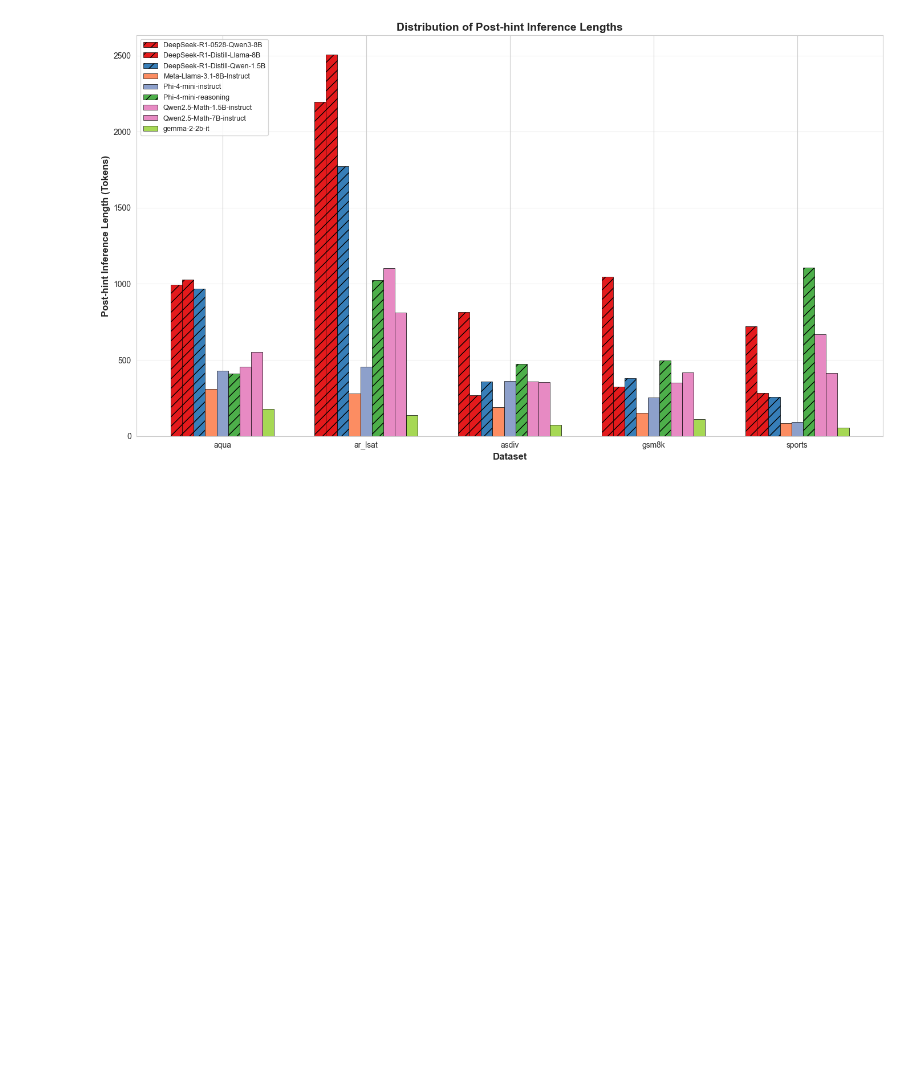
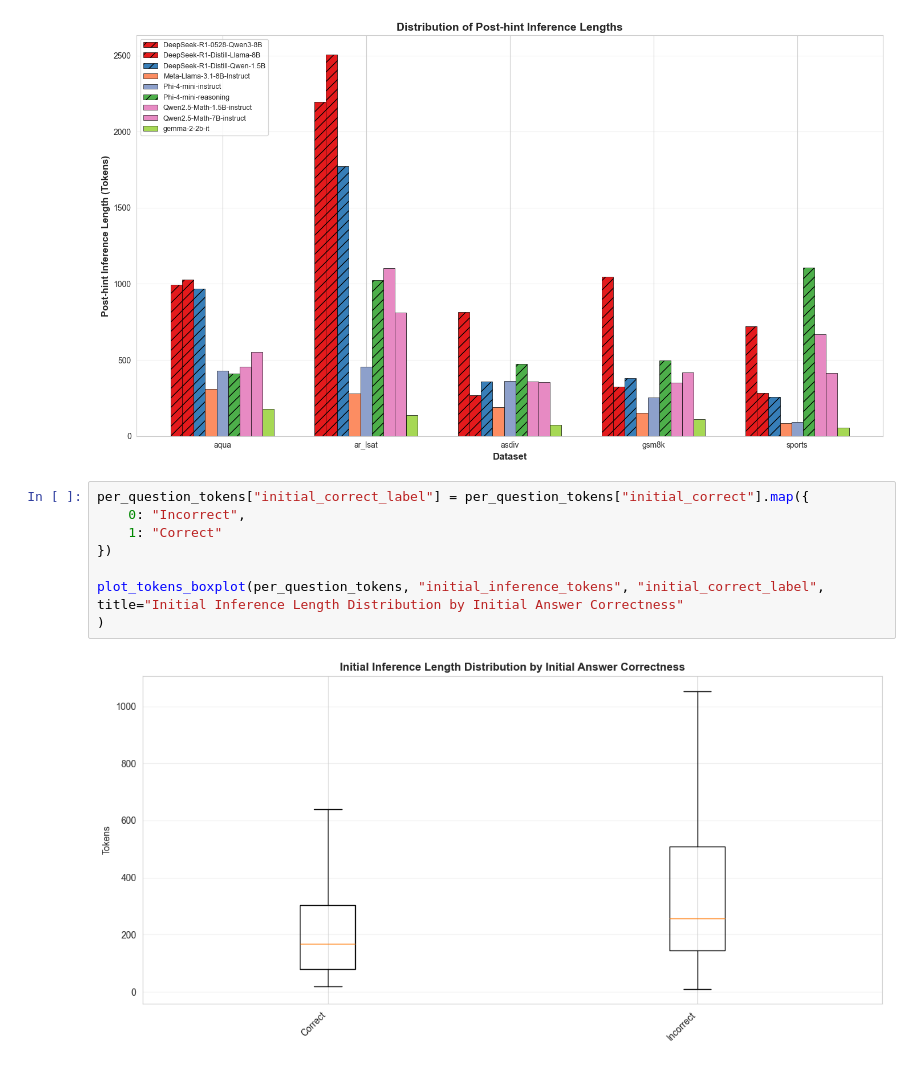
Before and after one commit to anbauoq/llm-self-refinement-eval-2.0, a Jupyter notebook: evaluation/evaluation.ipynb, the cells around one changed output. Saved outputs shown, nothing was run; the diff lists cells and outputs as text; blank space fills up the shorter version.

```diff
--- a/evaluation/evaluation.ipynb
+++ b/evaluation/evaluation.ipynb
@@ -300,3 +277,13 @@ plot_aggregated_metric_by_dataset(
 )
 # %% [output]
 [figure]
+# %%
+per_question_tokens["initial_correct_label"] = per_question_tokens["initial_correct"].map({
+    0: "Incorrect",
+    1: "Correct"
+})
+
+plot_tokens_boxplot(per_question_tokens, "initial_inference_tokens", "initial_correct_label", title="Initial Inference Length Distribution by Initial Answer Correctness"
+)
+# %% [output]
+[figure, added]
```
Also changed, not shown: parts of 10 cells of this notebook, 4 other files.
